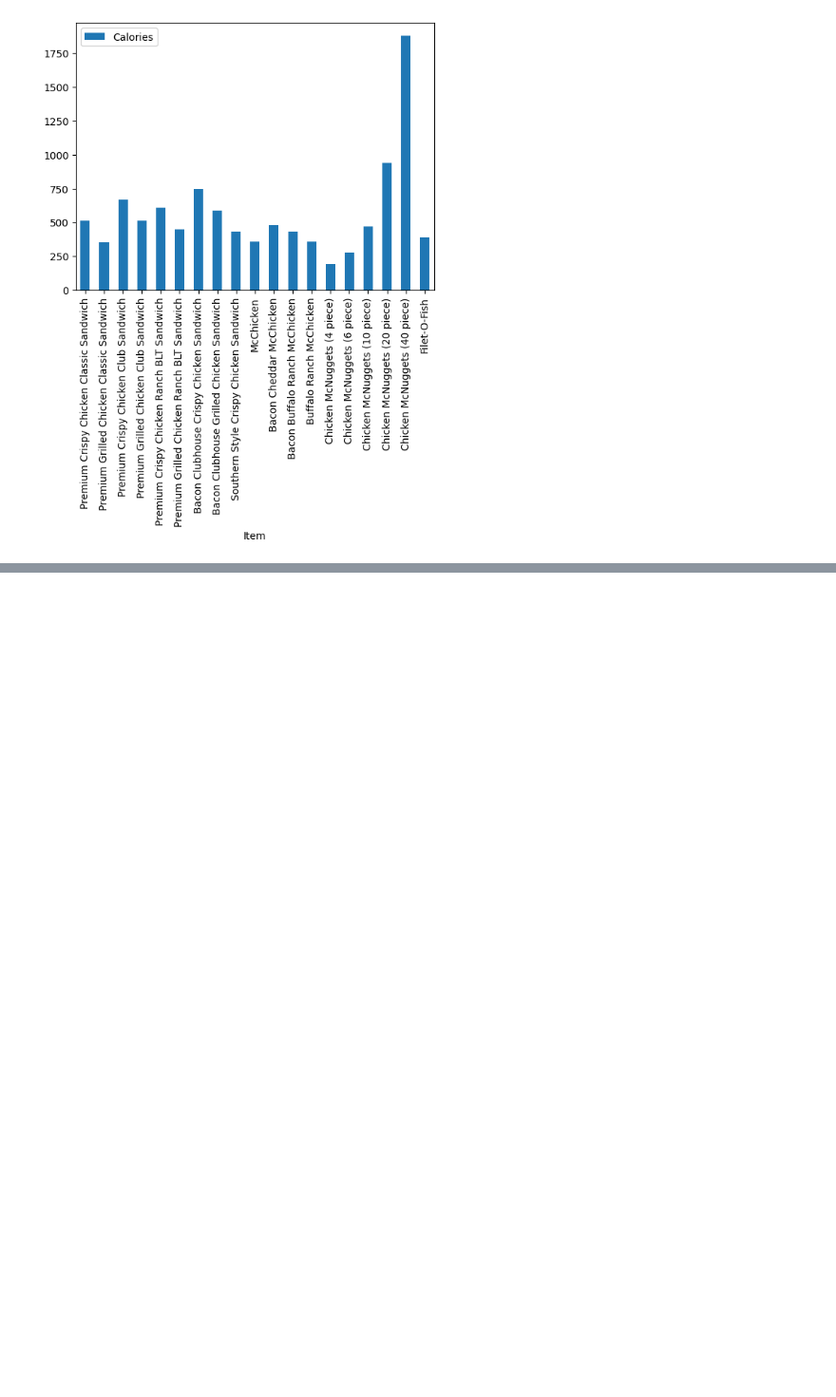
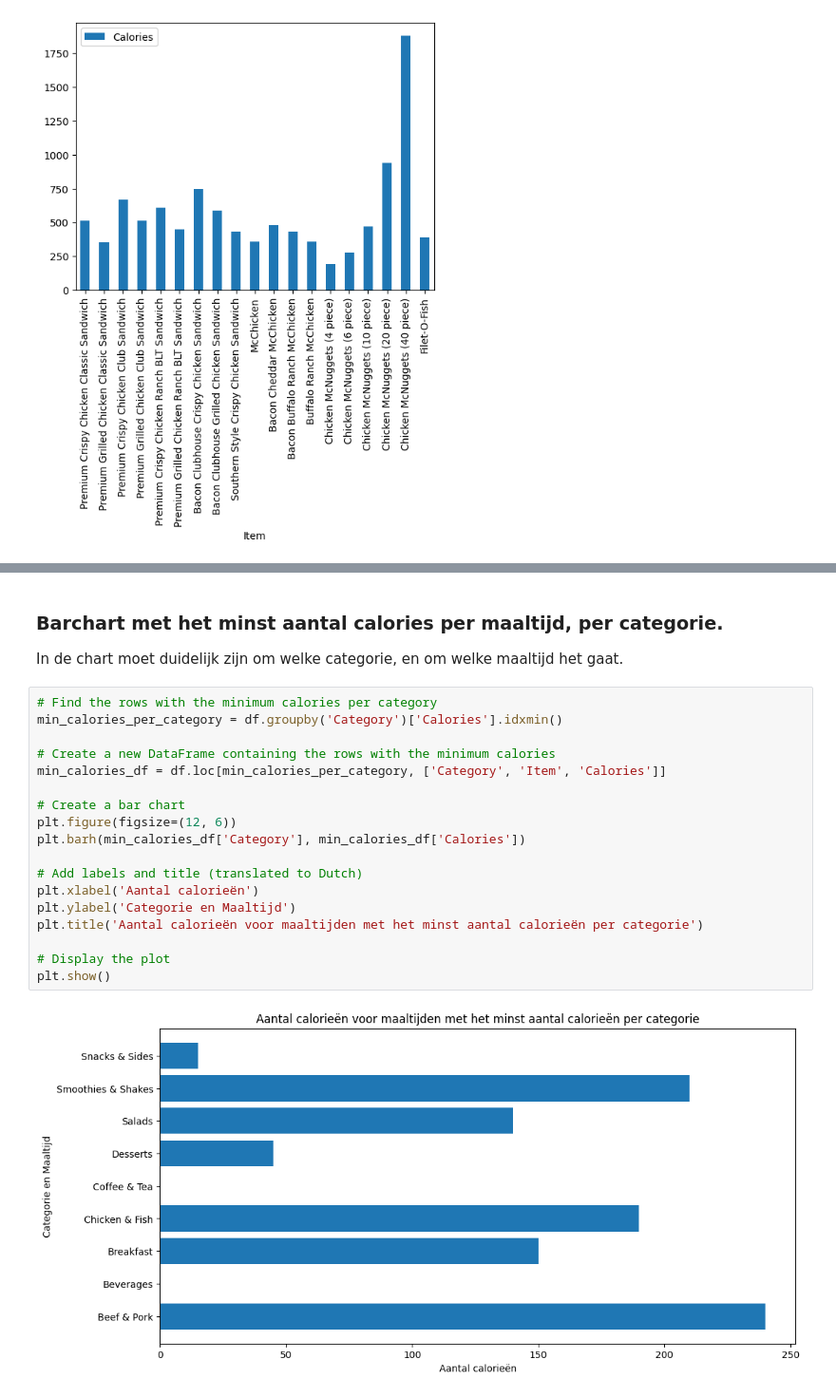
Before and after one commit to Karem1986/Let-s-Data_Transformeren_Analyseren, a Jupyter notebook: Randas_McPandas.ipynb, the cells around one changed output, grey strips where cells are left out. Shown at 95% size. Drawn from its saved outputs; the diff is of its cells as text; blank space fills up the shorter version.

```diff
--- a/Randas_McPandas.ipynb
+++ b/Randas_McPandas.ipynb
@@ -181,0 +194,24 @@ chickFish_new.plot('Item', 'Calories', kind="bar")
+# %% [markdown]
+### Barchart met het minst aantal calories per maaltijd, per categorie.
+
+In de chart moet duidelijk zijn om welke categorie, en om welke maaltijd het gaat.
+# %%
+# Find the rows with the minimum calories per category
+min_calories_per_category = df.groupby('Category')['Calories'].idxmin()
+
+# Create a new DataFrame containing the rows with the minimum calories
+min_calories_df = df.loc[min_calories_per_category, ['Category', 'Item', 'Calories']]
+
+# Create a bar chart
+plt.figure(figsize=(12, 6))
+plt.barh(min_calories_df['Category'], min_calories_df['Calories'])
+
+# Add labels and title (translated to Dutch)
+plt.xlabel('Aantal calorieën')
+plt.ylabel('Categorie en Maaltijd')
+plt.title('Aantal calorieën voor maaltijden met het minst aantal calorieën per categorie')
+
+# Display the plot
+plt.show()
+# %% [output]
+[figure, added]
```
Also changed, not shown: parts of 3 cells of this notebook.
